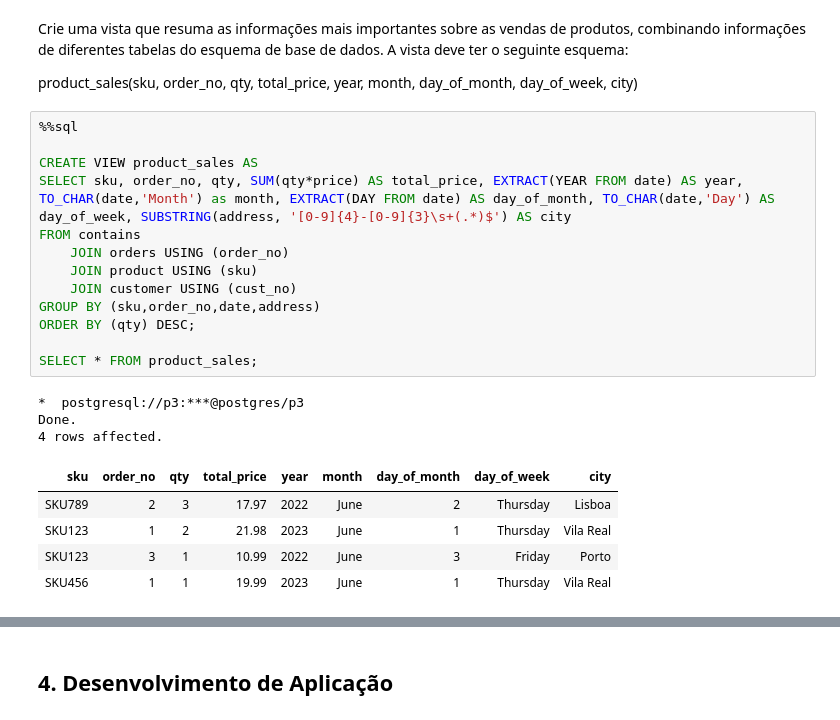
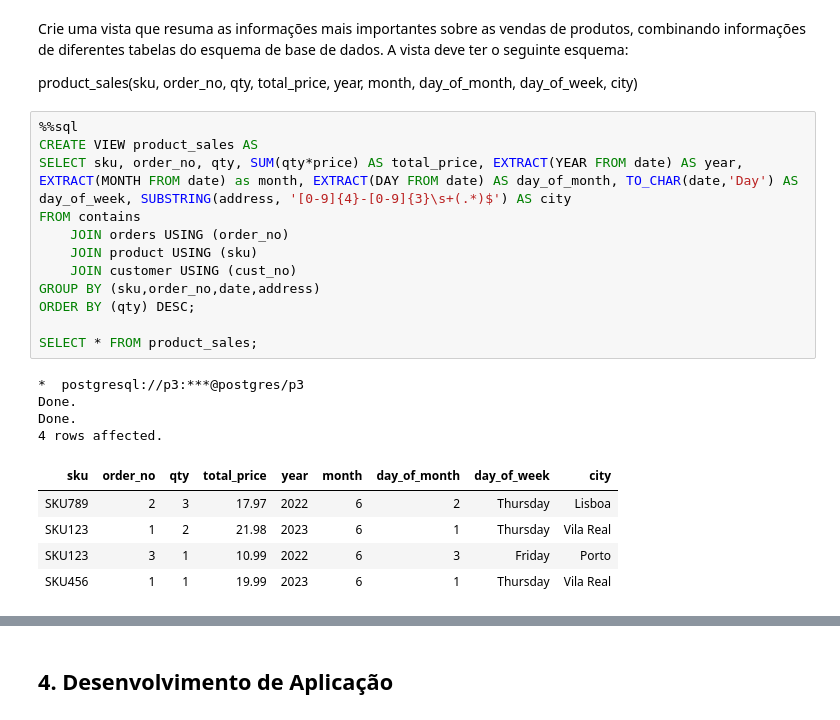
Before and after one commit to joaodrmacas/Postgres-DB, a Jupyter notebook: Entrega3.ipynb, the cells around one changed output, grey strips where cells are left out. Saved outputs shown, nothing was run; the diff lists cells and outputs as text.

```diff
--- a/Entrega3.ipynb
+++ b/Entrega3.ipynb
@@ -548,23 +552,23 @@ Crie uma vista que resuma as informações mais importantes sobre as vendas de p
 product_sales(sku, order_no, qty, total_price, year, month, day_of_month, day_of_week, city)
 # %%
 %%sql
-
 CREATE VIEW product_sales AS
-SELECT sku, order_no, qty, SUM(qty*price) AS total_price, EXTRACT(YEAR FROM date) AS year, TO_CHAR(date,'Month') as month, EXTRACT(DAY FROM date) AS day_of_month, TO_CHAR(date,'Day') AS day_of_week, SUBSTRING(address, '[0-9]{4}-[0-9]{3}\s+(.*)$') AS city
+SELECT sku, order_no, qty, SUM(qty*price) AS total_price, EXTRACT(YEAR FROM date) AS year, EXTRACT(MONTH FROM date) as month, EXTRACT(DAY FROM date) AS day_of_month, TO_CHAR(date,'Day') AS day_of_week, SUBSTRING(address, '[0-9]{4}-[0-9]{3}\s+(.*)$') AS city
 FROM contains
     JOIN orders USING (order_no)
     JOIN product USING (sku)
     JOIN customer USING (cust_no)
 GROUP BY (sku,order_no,date,address)
 ORDER BY (qty) DESC;
 
 SELECT * FROM product_sales;
 # %% [output]
 *  postgresql://p3:***@postgres/p3
 Done.
+Done.
 4 rows affected.
 | sku | order_no | qty | total_price | year | month | day_of_month | day_of_week | city |
-| SKU789 | 2 | 3 | 17.97 | 2022 | June | 2 | Thursday | Lisboa |
-| SKU123 | 1 | 2 | 21.98 | 2023 | June | 1 | Thursday | Vila Real |
-| SKU123 | 3 | 1 | 10.99 | 2022 | June | 3 | Friday | Porto |
-| SKU456 | 1 | 1 | 19.99 | 2023 | June | 1 | Thursday | Vila Real |
+| SKU789 | 2 | 3 | 17.97 | 2022 | 6 | 2 | Thursday | Lisboa |
+| SKU123 | 1 | 2 | 21.98 | 2023 | 6 | 1 | Thursday | Vila Real |
+| SKU123 | 3 | 1 | 10.99 | 2022 | 6 | 3 | Friday | Porto |
+| SKU456 | 1 | 1 | 19.99 | 2023 | 6 | 1 | Thursday | Vila Real |
```
Also changed, not shown: parts of 4 cells of this notebook.
